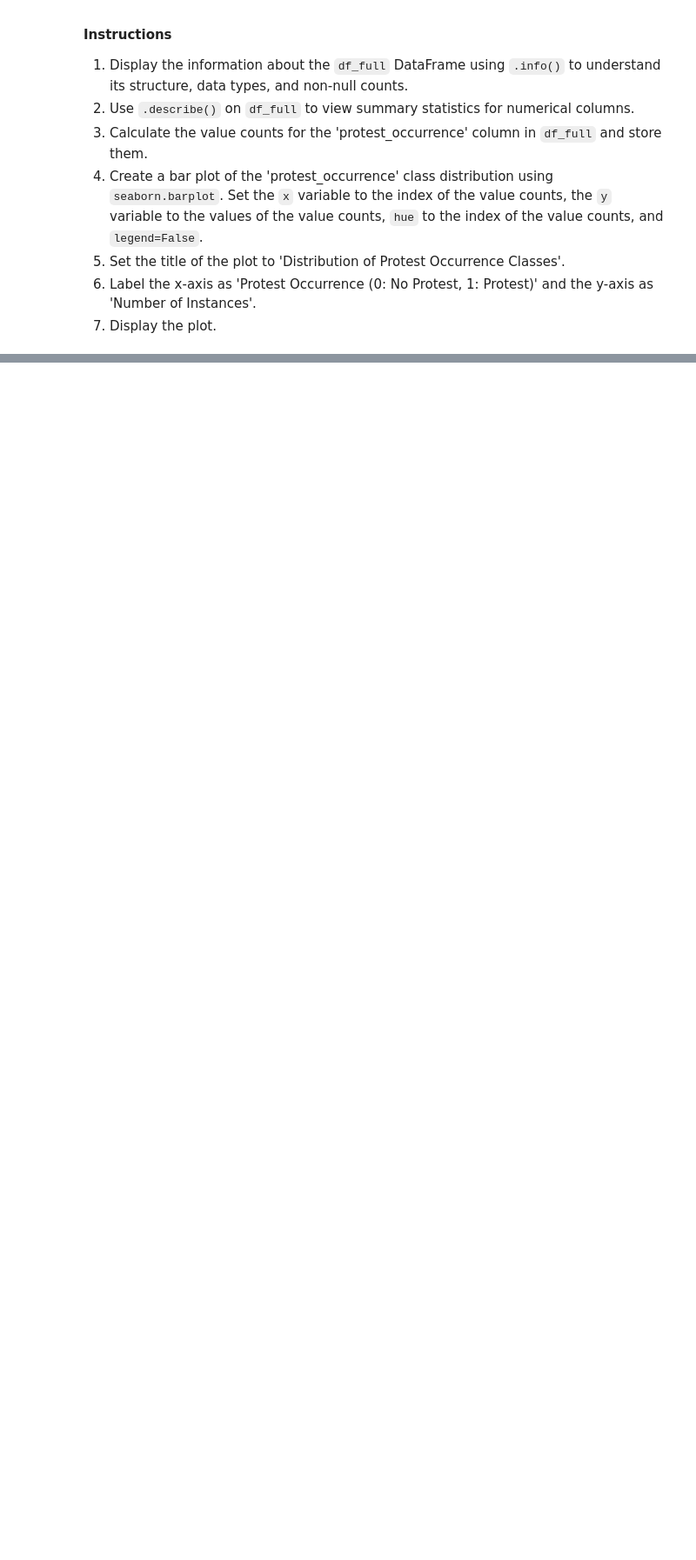
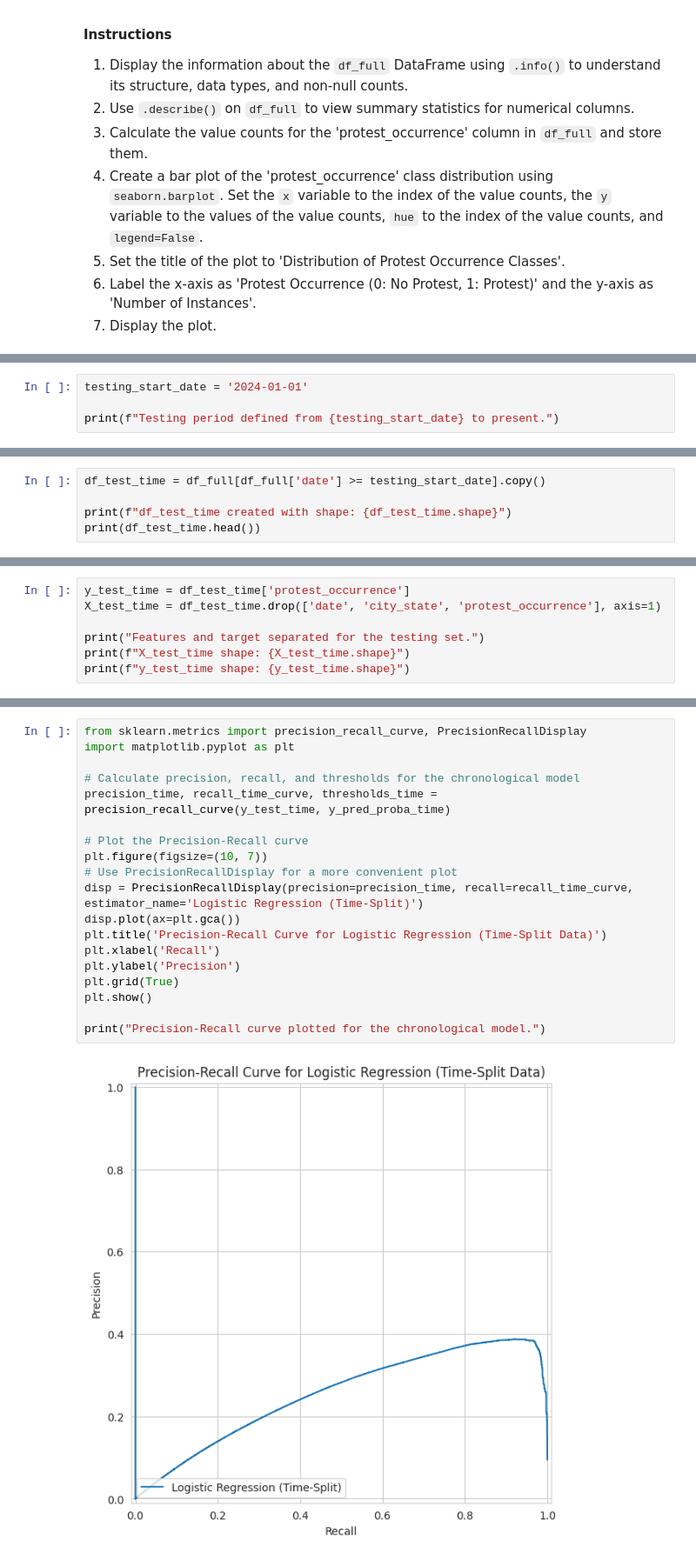
Before and after one commit to Millrjess/Millrjess, a Jupyter notebook: Final.ipynb, the cells around one changed output, grey strips where cells are left out. Shown at 87% size. Cells and saved outputs as stored; diff of their text form; blank space fills up the shorter version.

```diff
--- a/Final.ipynb
+++ b/Final.ipynb
@@ -2837,0 +3410,4 @@ Perform comprehensive exploratory data analysis on `df_full`. This includes chec
+# %%
+testing_start_date = '2024-01-01'
+
+print(f"Testing period defined from {testing_start_date} to present.")
@@ -2837,0 +3445,5 @@ Perform comprehensive exploratory data analysis on `df_full`. This includes chec
+# %%
+df_test_time = df_full[df_full['date'] >= testing_start_date].copy()
+
+print(f"df_test_time created with shape: {df_test_time.shape}")
+print(df_test_time.head())
@@ -2837,0 +3485,7 @@ Perform comprehensive exploratory data analysis on `df_full`. This includes chec
+# %%
+y_test_time = df_test_time['protest_occurrence']
+X_test_time = df_test_time.drop(['date', 'city_state', 'protest_occurrence'], axis=1)
+
+print("Features and target separated for the testing set.")
+print(f"X_test_time shape: {X_test_time.shape}")
+print(f"y_test_time shape: {y_test_time.shape}")
@@ -2837,0 +3723,21 @@ Perform comprehensive exploratory data analysis on `df_full`. This includes chec
+# %%
+from sklearn.metrics import precision_recall_curve, PrecisionRecallDisplay
+import matplotlib.pyplot as plt
+
+# Calculate precision, recall, and thresholds for the chronological model
+precision_time, recall_time_curve, thresholds_time = precision_recall_curve(y_test_time, y_pred_proba_time)
+
+# Plot the Precision-Recall curve
+plt.figure(figsize=(10, 7))
+# Use PrecisionRecallDisplay for a more convenient plot
+disp = PrecisionRecallDisplay(precision=precision_time, recall=recall_time_curve, estimator_name='Logistic Regression (Time-Split)')
+disp.plot(ax=plt.gca())
+plt.title('Precision-Recall Curve for Logistic Regression (Time-Split Data)')
+plt.xlabel('Recall')
+plt.ylabel('Precision')
+plt.grid(True)
+plt.show()
+
+print("Precision-Recall curve plotted for the chronological model.")
+# %% [output]
+[figure, added]
```
Also changed, not shown: parts of 128 cells of this notebook.
